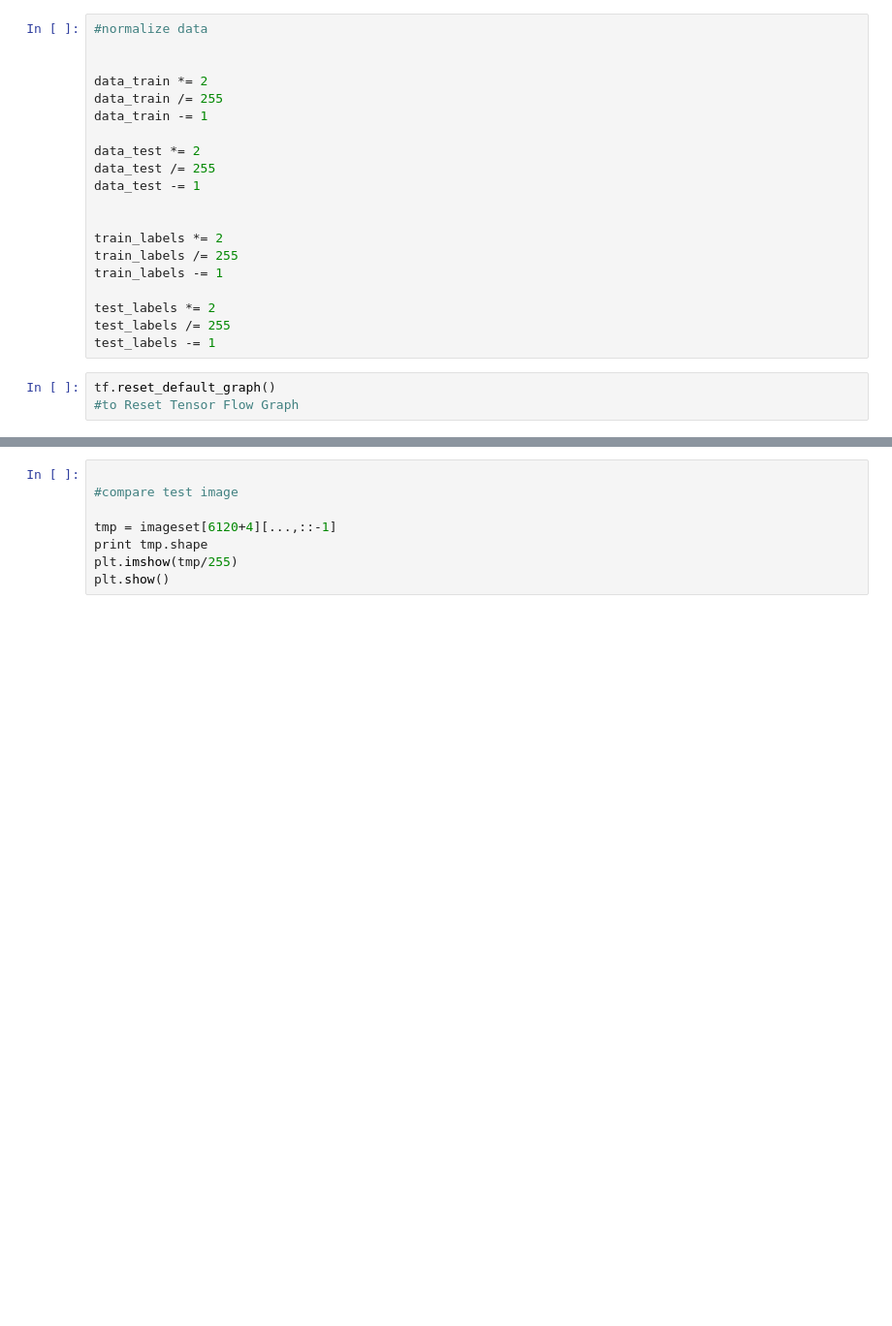
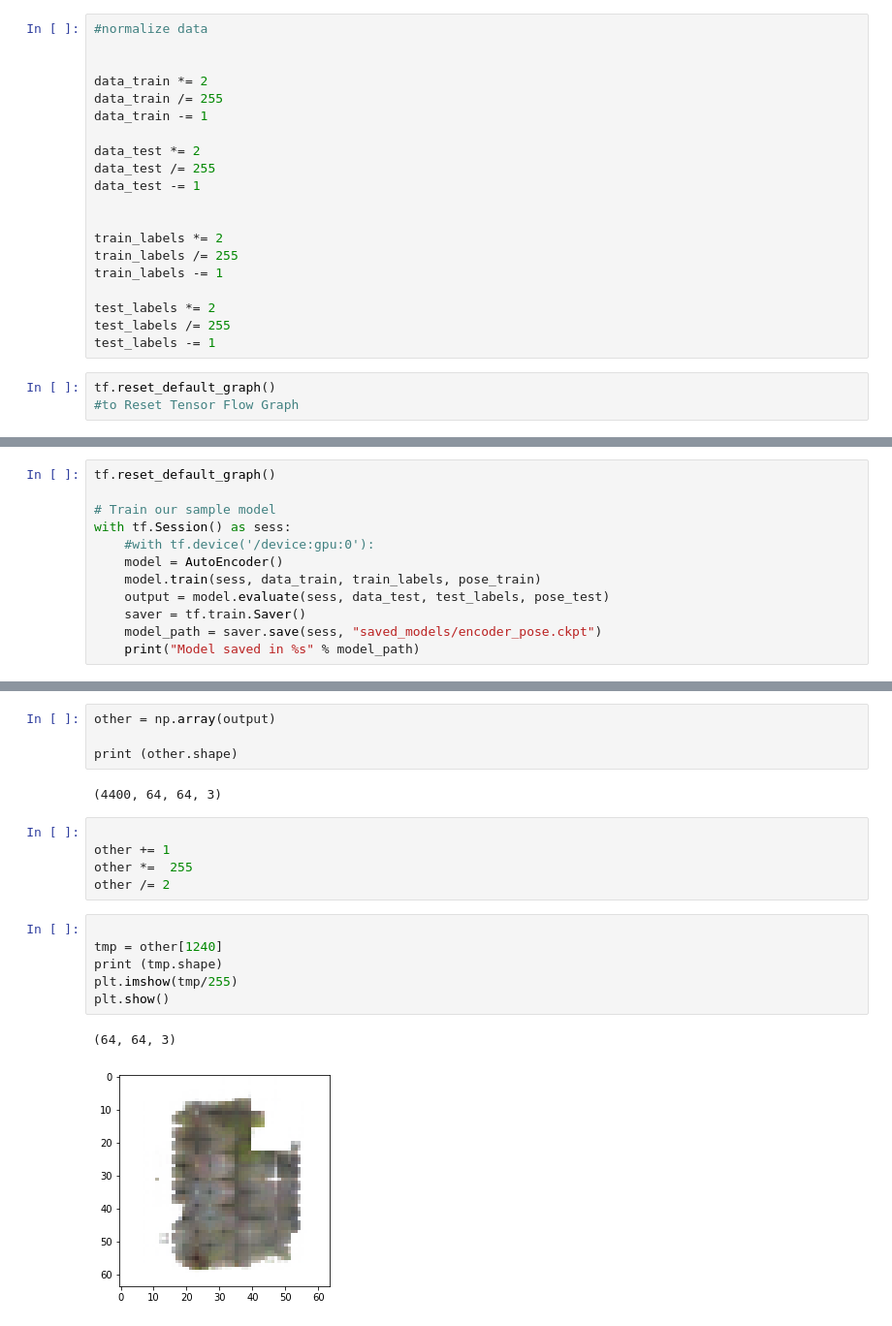
Before and after one commit to Chinmay26/Multi-Viewpoint-Image-generation, a Jupyter notebook: trainers/AutoEncoder_pose.ipynb, the cells around one changed output, grey strips where cells are left out. Shown at 97% size. Drawn from its saved outputs; the diff is of its cells as text; blank space fills up the shorter version.

```diff
--- a/trainers/AutoEncoder_pose.ipynb
+++ b/trainers/AutoEncoder_pose.ipynb
@@ -285,0 +267,12 @@ for e in range(epochs):
+# %%
+tf.reset_default_graph()
+
+# Train our sample model
+with tf.Session() as sess:
+    #with tf.device('/device:gpu:0'):
+    model = AutoEncoder()
+    model.train(sess, data_train, train_labels, pose_train)
+    output = model.evaluate(sess, data_test, test_labels, pose_test)
+    saver = tf.train.Saver()
+    model_path = saver.save(sess, "saved_models/encoder_pose.ckpt")
+    print("Model saved in %s" % model_path)
@@ -286,8 +297,20 @@ for e in range(epochs):
+# %%
+other = np.array(output)
+
+print (other.shape)
+# %% [output]
+(4400, 64, 64, 3)
+# %%
+
+other += 1
+other *=  255
+other /= 2
 # %%
 
-#compare test image
-
-tmp = imageset[6120+4][...,::-1]
-print tmp.shape
+tmp = other[1240]
+print (tmp.shape)
 plt.imshow(tmp/255)
 plt.show()
+# %% [output]
+(64, 64, 3)
+[figure, added]
```
Also changed, not shown: parts of 20 cells of this notebook, 1 other file.
